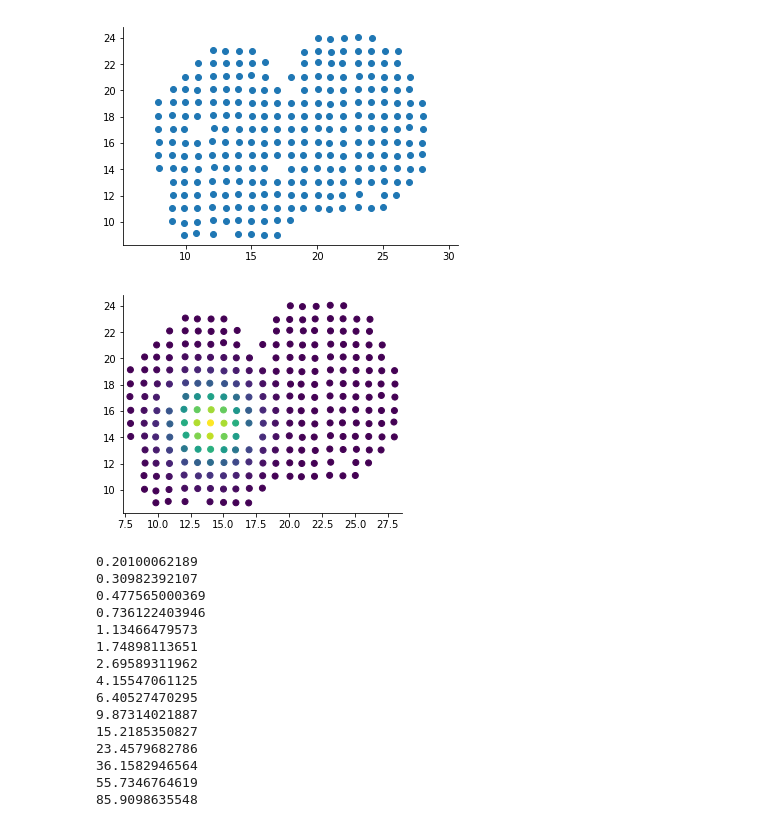
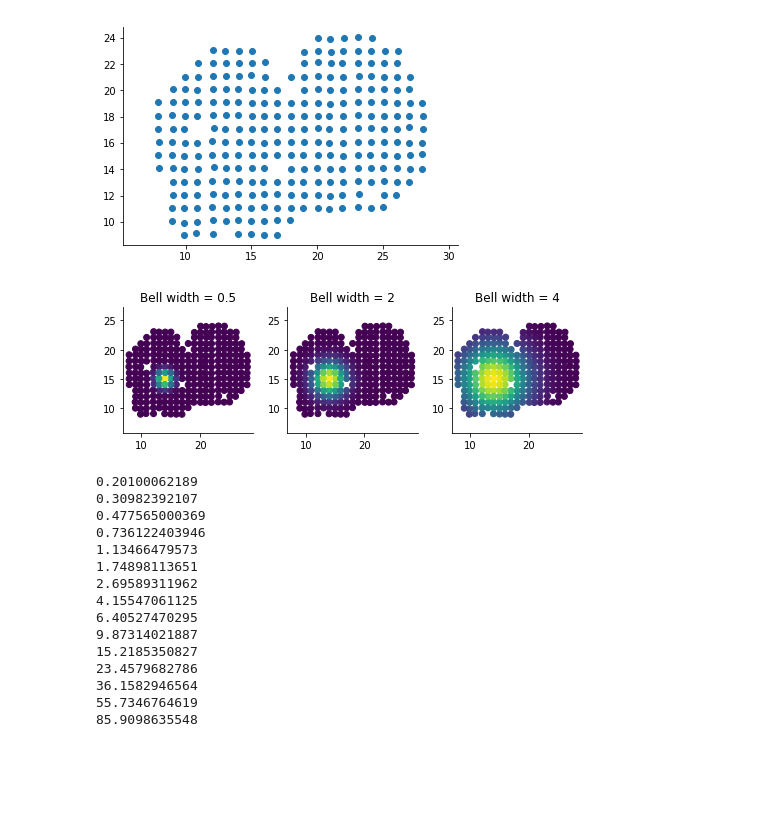
Before and after one commit to Teichlab/SpatialDE, a Jupyter notebook: Analysis/Theory/Simulation from basis function.ipynb, the cells around one changed output. Drawn from its saved outputs; the diff is of its cells as text; code cells hidden in the pictures; blank space fills up the shorter version.

```diff
--- a/Analysis/Theory/Simulation from basis function.ipynb
+++ b/Analysis/Theory/Simulation from basis function.ipynb
@@ -37,9 +35,37 @@ h = rbf_kernel_pred(peak, X, 2).T
-# %%
-figsize(5, 4)
-plt.axis('equal')
-plt.scatter(X.x, X.y, c=h);
-# %% [output]
-[figure, removed]
+# %%
+figsize(7, 2.5)
+
+plt.subplot(1, 3, 1)
+
+h = rbf_kernel_pred(peak, X, 1).T
+
+plt.axis('equal')
+plt.scatter(X.x, X.y, c=h);
+
+plt.title('Bell width = 0.5')
+
+plt.subplot(1, 3, 2)
+
+h = rbf_kernel_pred(peak, X, 2).T
+
+plt.axis('equal')
+plt.scatter(X.x, X.y, c=h);
+
+plt.title('Bell width = 2')
+
+plt.subplot(1, 3, 3)
+
+h = rbf_kernel_pred(peak, X, 4).T
+
+plt.axis('equal')
+plt.scatter(X.x, X.y, c=h);
+
+plt.title('Bell width = 4');
+
+plt.tight_layout()
+plt.savefig('basis_function_examples.pdf', bbox_inches='tight')
+# %% [output]
+[figure, added]
 # %%
 import SpatialDE
 from scipy import stats
```
Also changed, not shown: parts of 4 cells of this notebook, 6 other files.
